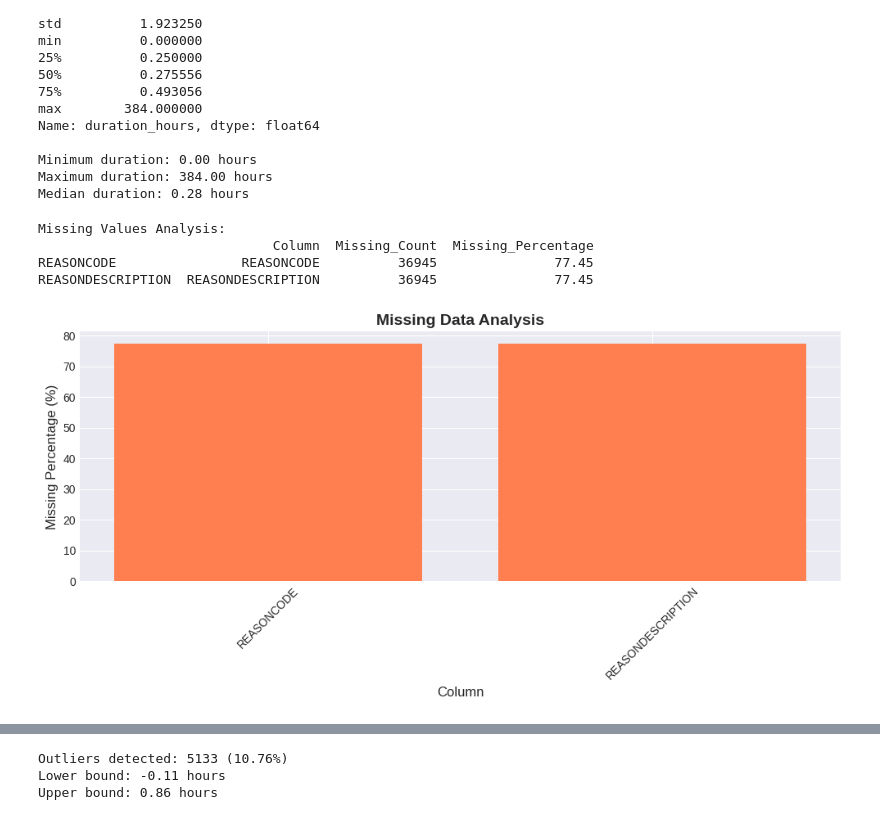
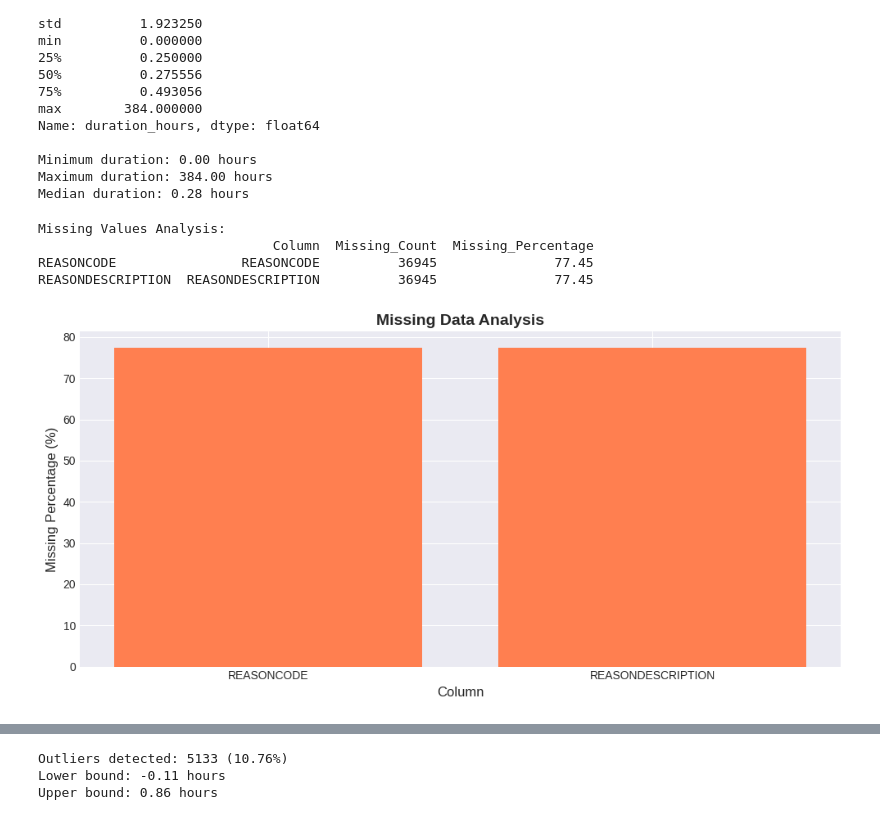
Before and after one commit to annapierroo/Optimization-of-the-Emergency-Department, a Jupyter notebook: model/Hospital_LOS_Prediction_ML.ipynb, the cells around one changed output, grey strips where cells are left out. Saved outputs shown, nothing was run; the diff lists cells and outputs as text; code cells hidden in the pictures.

```diff
--- a/model/Hospital_LOS_Prediction_ML.ipynb
+++ b/model/Hospital_LOS_Prediction_ML.ipynb
@@ -165,28 +163,27 @@ Median duration: 0.28 hours
 # %%
 # Analyze missing values
 print("Missing Values Analysis:")
 missing_data = pd.DataFrame({
     'Column': data.columns,
     'Missing_Count': data.isnull().sum(),
     'Missing_Percentage': (data.isnull().sum() / len(data) * 100).round(2)
 })
 missing_data = missing_data[missing_data['Missing_Count'] > 0].sort_values('Missing_Count', ascending=False)
 print(missing_data)
 
 # Visualize missing data
 plt.figure(figsize=(10, 5))
 plt.bar(missing_data['Column'], missing_data['Missing_Percentage'], color='coral')
 plt.xlabel('Column', fontsize=12)
 plt.ylabel('Missing Percentage (%)', fontsize=12)
 plt.title('Missing Data Analysis', fontsize=14, fontweight='bold')
-plt.xticks(rotation=45)
 plt.tight_layout()
 plt.show()
 # %% [output]
 Missing Values Analysis:
                               Column  Missing_Count  Missing_Percentage
 REASONCODE                REASONCODE          36945               77.45
 REASONDESCRIPTION  REASONDESCRIPTION          36945               77.45
-[figure, old version]
+[figure, new version]
 # %%
 # Handle missing values
```
Also changed, not shown: parts of 16 cells of this notebook, 10 other files.
